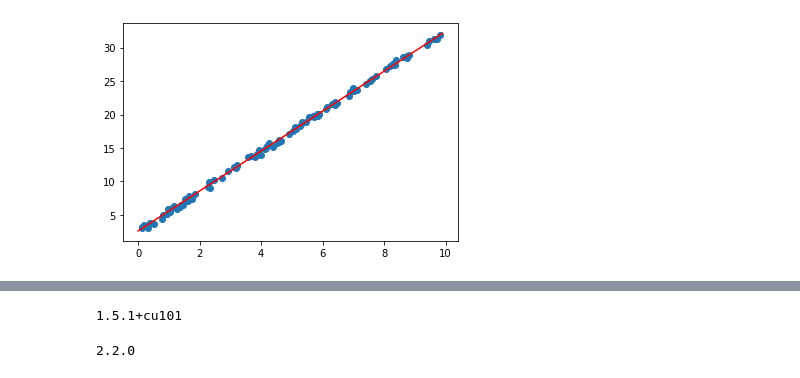
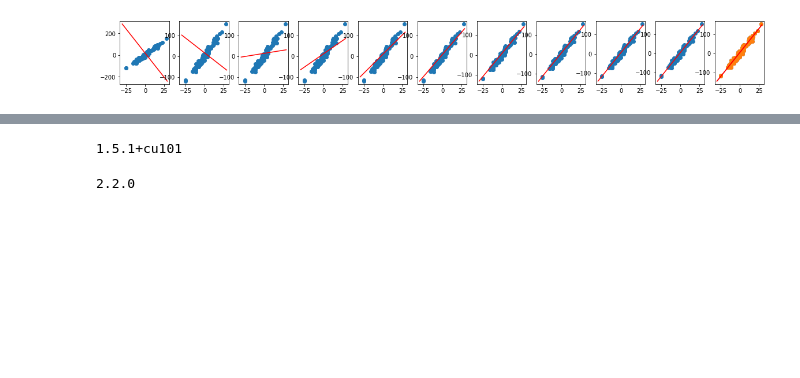
Before and after one commit to face22/lecture, a Jupyter notebook: linear_regression.ipynb, the cells around one changed output, grey strips where cells are left out. Cells and saved outputs as stored; diff of their text form; code cells hidden in the pictures; blank space fills up the shorter version.

```diff
--- a/linear_regression.ipynb
+++ b/linear_regression.ipynb
@@ -8,8 +8,8 @@ import matplotlib.pyplot as plt
 data = np.zeros((100,2))
 
 for i in range(len(data)):
-  data[i][0] = 10*np.random.rand(1)
-  data[i][1] = 3*data[i,0] + 2 + np.random.rand(1)
+  data[i][0] = 10*np.random.randn(1)
+  data[i][1] = 5*data[i,0] + 2 + 10*np.random.randn(1)
 
 plt.scatter(data[:,0], data[:,1])
 plt.show()
@@ -35,6 +35,7 @@ b = 20.00001
 # learning rate
 lr= 0.01
 
+fig = plt.figure()
 for i in range(1000+1):
   w = w - lr*w_grad_loss(w,b)
   b = b - lr*b_grad_loss(w,b)
@@ -44,9 +45,11 @@ for i in range(1000+1):
 # plot result
 x_coor = []
 y_coor = []
-for i in range(100):
-  x_coor.append (i*0.1)
-  y_coor.append (w*x_coor[i] + b)
+iter=0
+for i in range(-30,30,1):
+  x_coor.append (i)
+  y_coor.append (w*x_coor[iter] + b)
+  iter+=1
 
 plt.plot(x_coor, y_coor, 'r')
 plt.scatter(data[:,0], data[:,1])
@@ -80,21 +83,39 @@ b = 20.00001
 lr= 0.01 # learning rate
 h = 0.001
 
-for i in range(1000+1):
+plt.figure(figsize=(20,2))
+plt_cnt=1
+
+for i in range(100+1):
   w = w - lr*grad_loss(w, b, h, 0)
   b = b - lr*grad_loss(w, b, 0, h)
 
   # 100회 반복마다 손실값 및 w, b 출력
-  if i%100 == 0:
+  if i%10 == 0:
     print('iteration:', i, 'loss=', loss_function(w,b), 'w=', w, 'b=', b)
+    iter=0
+    x_coor = []
+    y_coor = []
+    plt.subplot(1,11,plt_cnt)
+    for j in range(-30,30,1):
+      x_coor.append (j)
+      y_coor.append (w*x_coor[iter] + b)
+      iter+=1
+    plt.plot(x_coor, y_coor, 'r')
+    plt.scatter(data[:,0], data[:,1])
+
+    plt_cnt+=1
+
 
 x_coor = []
 y_coor = []
-for i in range(100):
-  x_coor.append (i*0.1)
-  y_coor.append (w*x_coor[i] + b)
+iter=0
+for i in range(-30,30,1):
+  x_coor.append (i)
+  y_coor.append (w*x_coor[iter] + b)
+  iter+=1
 
 plt.plot(x_coor, y_coor, 'r')
-plt.scatter(data[:,0], data[:,1])
+plt.scatter(data[:,0], data[:,1], cmap='b')
 plt.show()
 # %% [output]
@@ -112,4 +133,4 @@ iteration: 1000 loss= 0.07505297459231115 w= 2.9834751161952604 b= 2.61401567944
-[figure, old version]
+[figure, new version]
 # %%
 import tensorflow as tf
 
```
Also changed, not shown: parts of 6 cells of this notebook.
